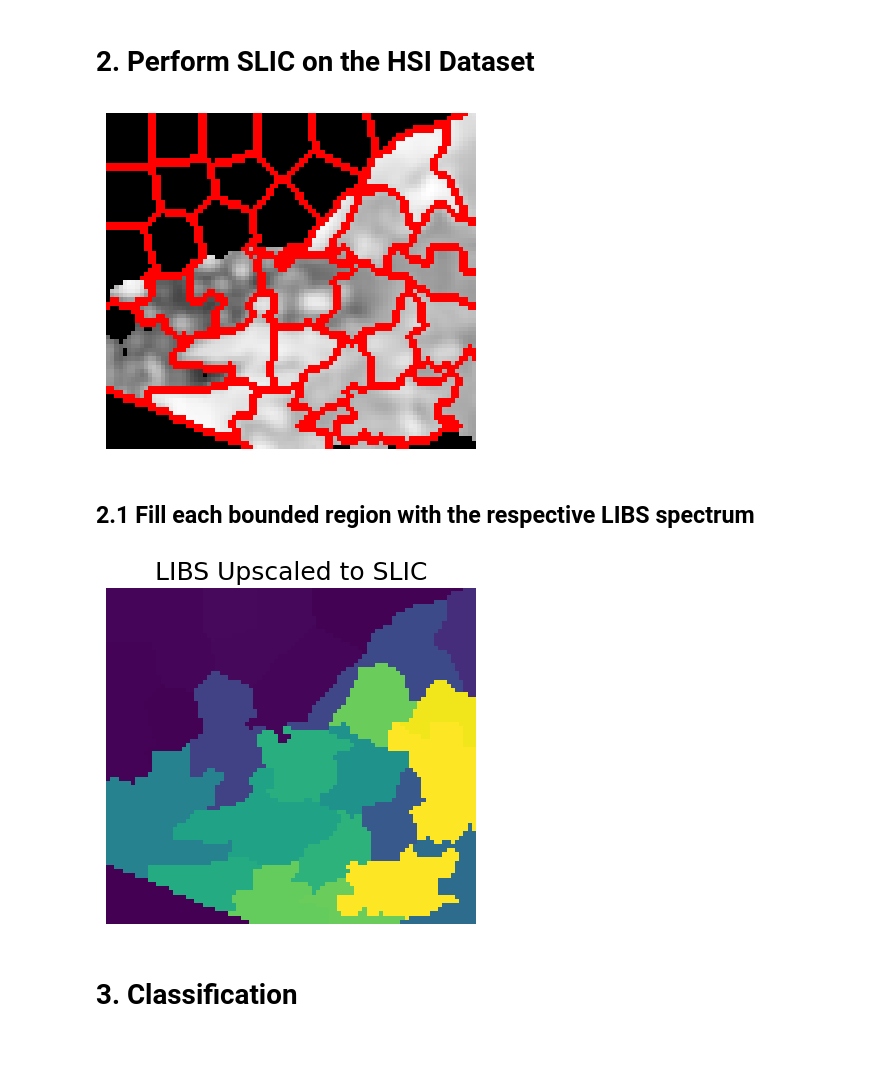
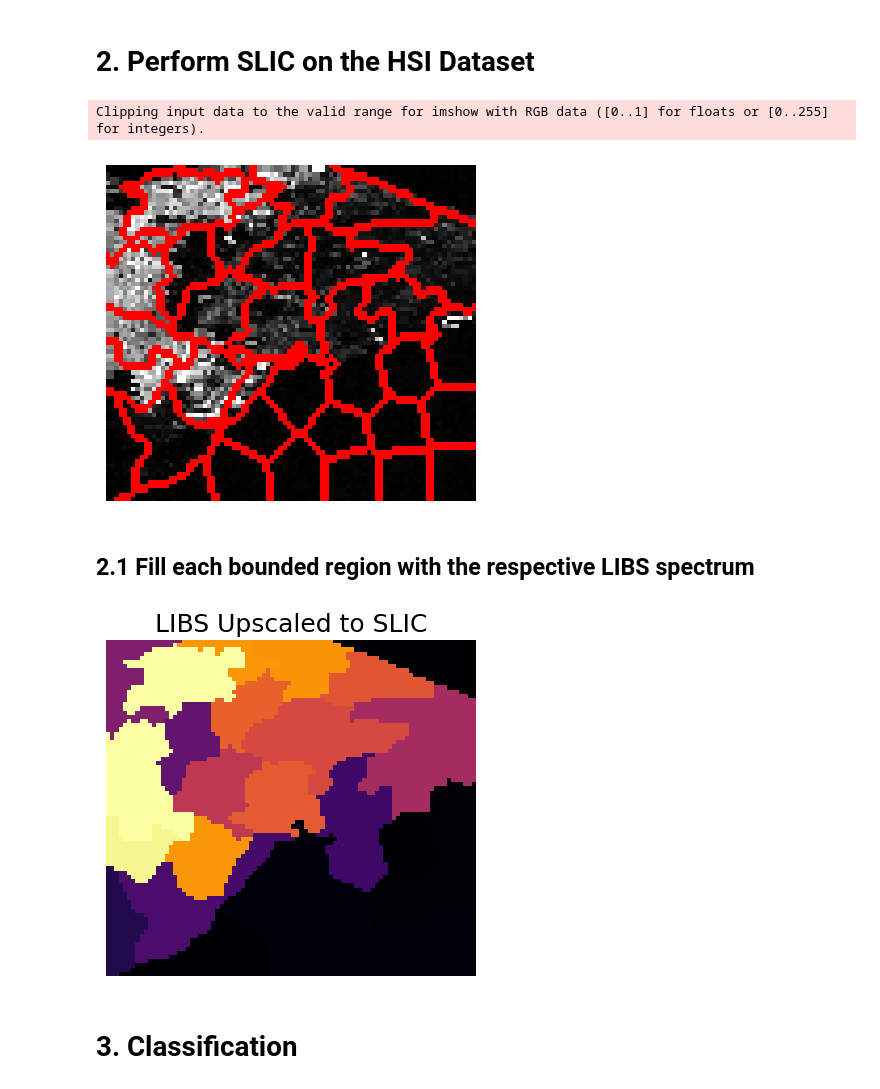
Before and after one commit to tomasjmlopes/LIBS_Tools, a Jupyter notebook: SLIC_Collab/hsi_upscale_libs.ipynb, the cells around one changed output. Cells and saved outputs as stored; diff of their text form; code cells hidden in the pictures; blank space fills up the shorter version.

```diff
--- a/SLIC_Collab/hsi_upscale_libs.ipynb
+++ b/SLIC_Collab/hsi_upscale_libs.ipynb
@@ -230,16 +243,20 @@ hsi_slic = slic(hsi_dset_pro, n_segments = n_segments, max_num_iter = max_num_it
 fig, axs = plt.subplots(1, 1, figsize = (4, 4))
 
 ax = axs
-ax.imshow(mark_boundaries(hsi_dset_pro[:, :, find_index(1400, hsi_wavelegths)]/np.max(hsi_dset_pro[:, :, find_index(1400, hsi_wavelegths)]),
+# ax.imshow(mark_boundaries(hsi_dset_pro[:, :, find_index(1400, hsi_wavelegths)]/np.max(hsi_dset_pro[:, :, find_index(1400, hsi_wavelegths)]),
+#                            hsi_slic,
+#                            color = (1, 0, 0)))
+ax.imshow(mark_boundaries(1.3*libs_dset[:, :, find_index(610.22, libs_wavelegths)]/np.max(libs_dset[:, :, find_index(610.22, libs_wavelegths)]),
                            hsi_slic,
-                           color = (1, 0, 0)))
+                           color = (1, 0, 0), mode = 'outer')[::-1, ::-1])
 
 ax.axis('off')
 fig.tight_layout()
-# fig.savefig("Images/SLIC_pattern.jpg", dpi = 300)
+# fig.savefig("Images/SLIC_pattern_LIBS.jpg", dpi = 300)
 # axs.scatter(centers[:, 1], centers[:, 0], c = 'y')
 # %% [output]
+Clipping input data to the valid range for imshow with RGB data ([0..1] for floats or [0..255] for integers).
-[figure, old version]
+[figure, new version]
 # %% [markdown]
 ## 2.1 Fill each bounded region with the respective LIBS spectrum
 # %%
@@ -247,14 +265,15 @@ libs_slic_upsample = upsample_to_slic(libs_dset_downsample, hsi_slic)
 # %%
 %matplotlib inline
 fig, ax = plt.subplots(figsize = (4, 4))
 
-ax.imshow(libs_slic_upsample[:, :, find_index(670.76, libs_wavelegths)])
+ax.imshow(libs_slic_upsample[:, :, find_index(670.76, libs_wavelegths)][::-1, ::-1], cmap = 'inferno')
 ax.set_title("LIBS Upscaled to SLIC", fontsize = 18)
 ax.axis("off")
 
 fig.tight_layout()
+# fig.savefig("Images/libs_slic_upscaled_inferno.jpg", dpi = 300)
 # %% [output]
-[figure, old version]
+[figure, new version]
 # %% [markdown]
 # 3. Classification
 # %%
```
Also changed, not shown: parts of 10 cells of this notebook, 17 other files.
